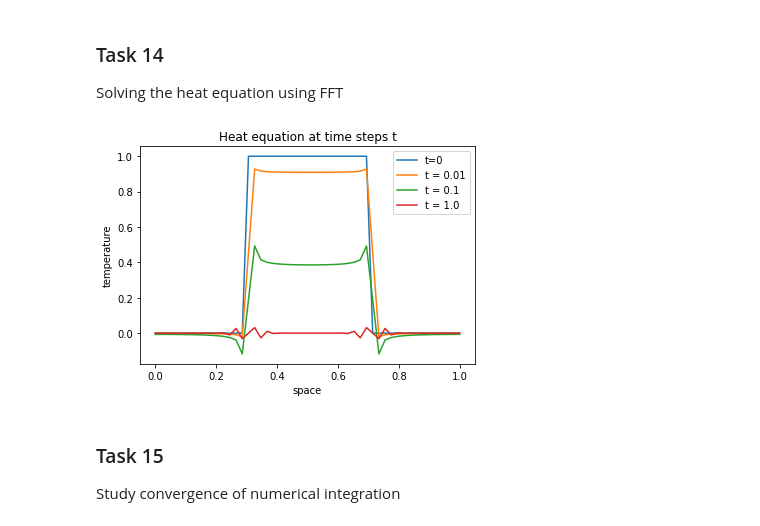
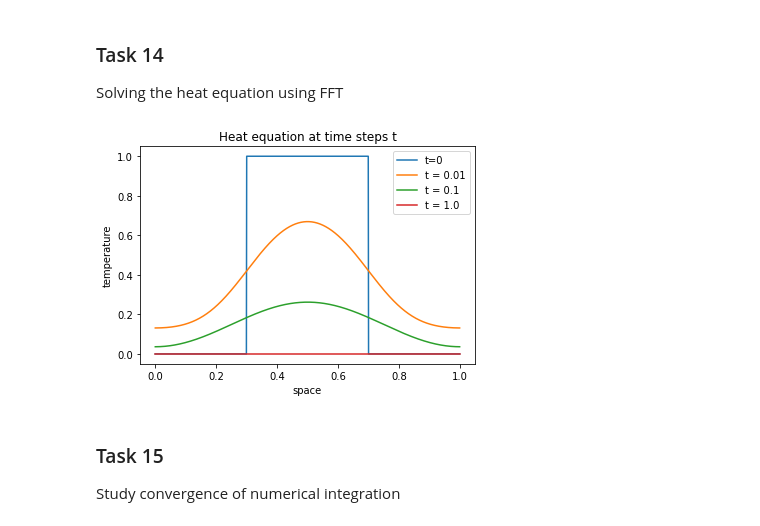
Before and after one commit to jakobtroidl/cn_exercise, a Jupyter notebook: Troidl_Ex4.ipynb, the cells around one changed output. Saved outputs shown, nothing was run; the diff lists cells and outputs as text; code cells hidden in the pictures.

```diff
--- a/Troidl_Ex4.ipynb
+++ b/Troidl_Ex4.ipynb
@@ -78,26 +78,28 @@ def u0_1(x):
 def u0_2(x):
     return np.where((0.3 <= x) & (x <= 0.7), 1.0, 0.0)
 # %%
-n = 50
+n = 1000
 x = np.linspace(0, 1, n)
 u0 = u0_2(x) # start values for t=0
 plt.plot(x, u0, label="t=0")
 
 u0_hat = fft(u0)
 for t in [0.01, 0.1, 1.0]:
     ut_hat = np.zeros(n)
     for j in range(0, n):
-        ut_hat[j] = np.exp(-((2 * np.pi * (j - n / 2)) / n) ** 2 * t ) * u0_hat[j]
-    ut = np.real(ifft(ut_hat))
+        jt = (j - 0.5)
+        ib = (2 * np.pi * jt) / 1
+        ut_hat[j] = np.exp(- ib ** 2 * t) * u0_hat[j]
+    ut = ifft(ut_hat)
     plt.plot(x, ut, label="t = " + str(t))
 
 plt.title("Heat equation at time steps t")
 plt.xlabel("space")
 plt.ylabel("temperature")
 plt.legend()
 plt.show()
 # %% [output]
-[figure, old version]
+[figure, new version]
 # %% [markdown]
 ### Task 15
 Study convergence of numerical integration
```
